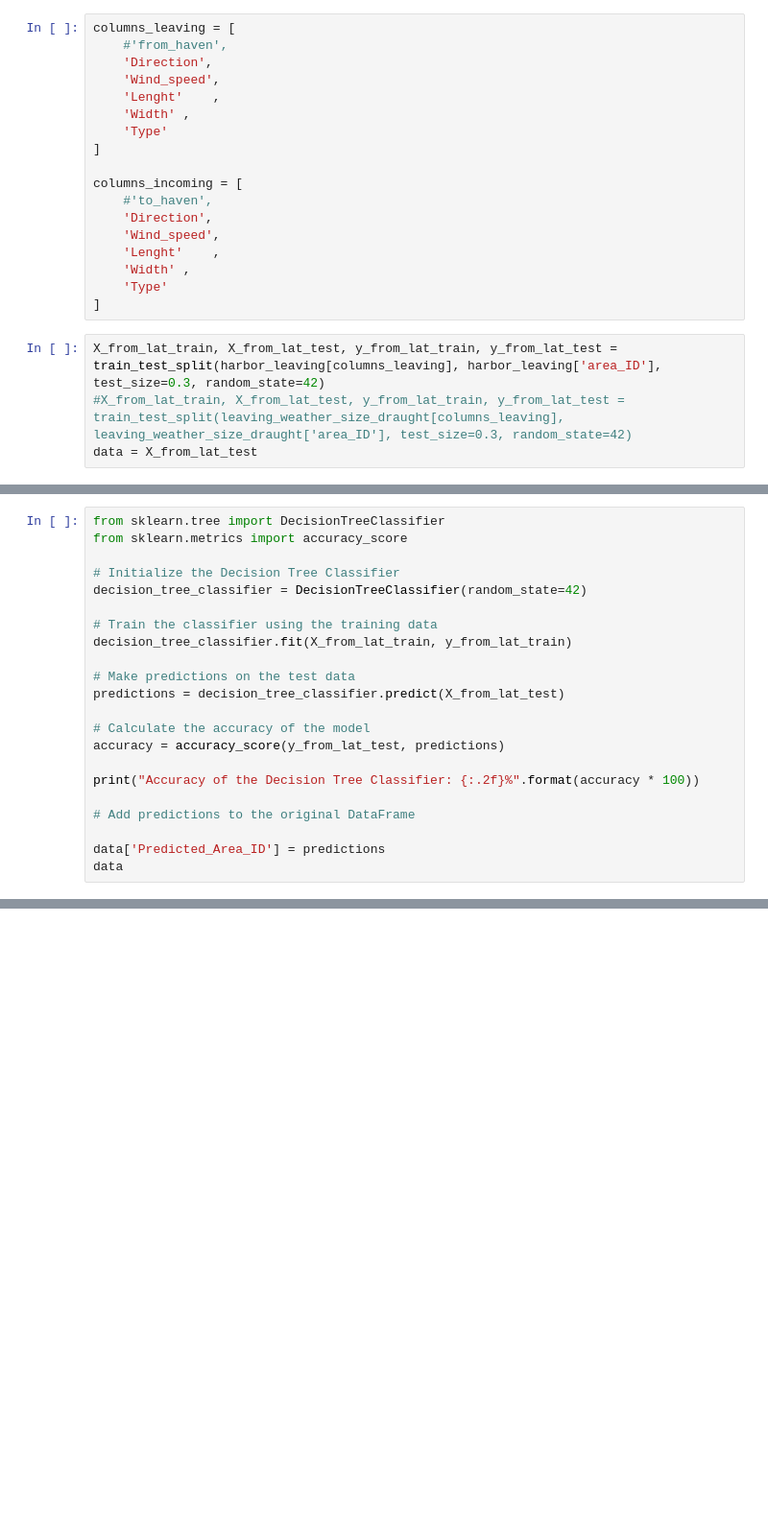
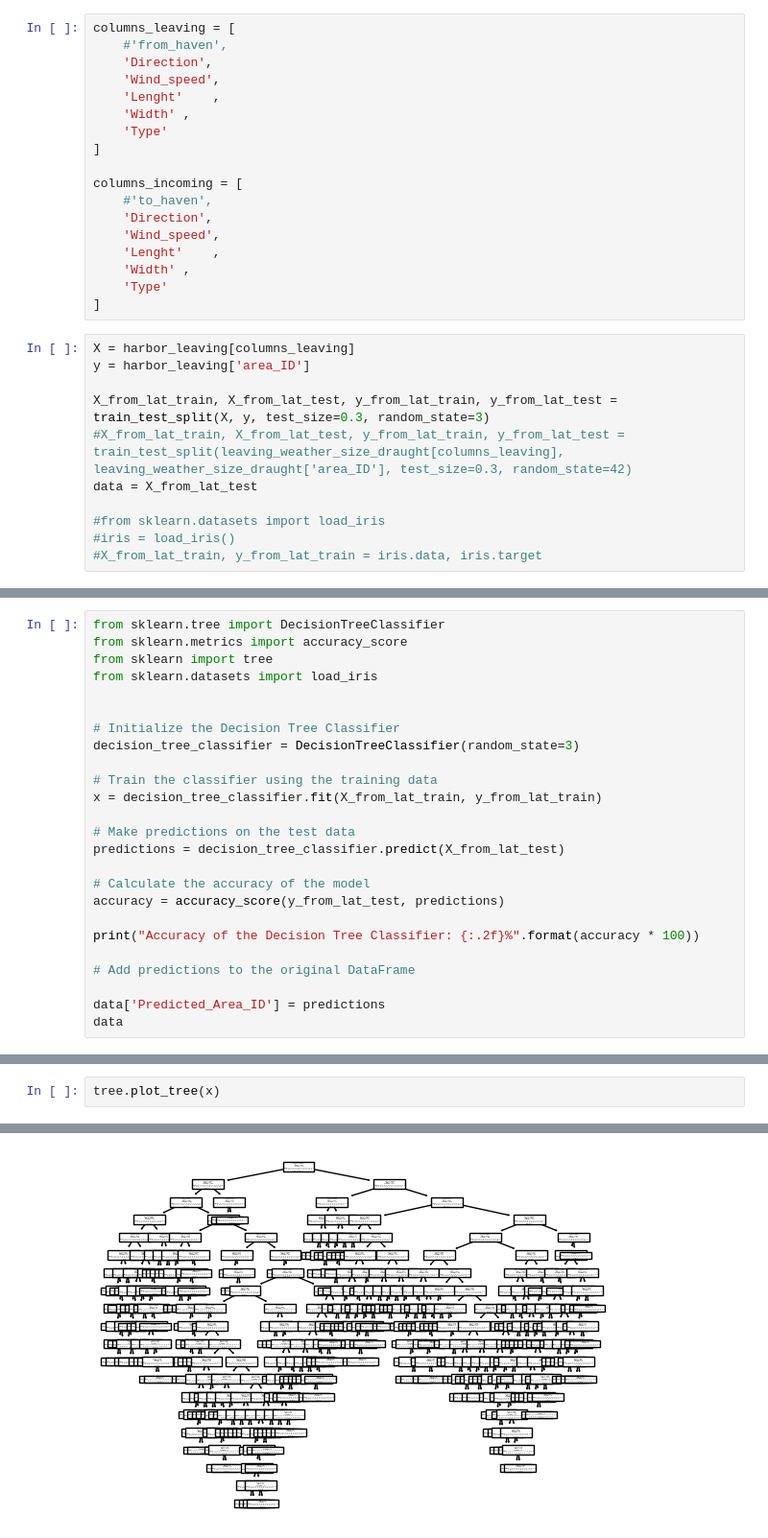
Before and after one commit to allanguzmanf/CIEM6302, a Jupyter notebook: Predictions.ipynb, the cells around one changed output, grey strips where cells are left out. Shown at 96% size. Drawn from its saved outputs; the diff is of its cells as text; blank space fills up the shorter version.

```diff
--- a/Predictions.ipynb
+++ b/Predictions.ipynb
@@ -69,6 +92,13 @@ columns_incoming = [
     'Type'
 ]
 # %%
-X_from_lat_train, X_from_lat_test, y_from_lat_train, y_from_lat_test = train_test_split(harbor_leaving[columns_leaving], harbor_leaving['area_ID'], test_size=0.3, random_state=42)
+X = harbor_leaving[columns_leaving]
+y = harbor_leaving['area_ID']
+
+X_from_lat_train, X_from_lat_test, y_from_lat_train, y_from_lat_test = train_test_split(X, y, test_size=0.3, random_state=3)
 #X_from_lat_train, X_from_lat_test, y_from_lat_train, y_from_lat_test = train_test_split(leaving_weather_size_draught[columns_leaving], leaving_weather_size_draught['area_ID'], test_size=0.3, random_state=42)
 data = X_from_lat_test
+
+#from sklearn.datasets import load_iris
+#iris = load_iris()
+#X_from_lat_train, y_from_lat_train = iris.data, iris.target
@@ -75,12 +143,15 @@ data = X_from_lat_test
 # %%
 from sklearn.tree import DecisionTreeClassifier
 from sklearn.metrics import accuracy_score
+from sklearn import tree
+from sklearn.datasets import load_iris
+
 
 # Initialize the Decision Tree Classifier
-decision_tree_classifier = DecisionTreeClassifier(random_state=42)
+decision_tree_classifier = DecisionTreeClassifier(random_state=3)
 
 # Train the classifier using the training data
-decision_tree_classifier.fit(X_from_lat_train, y_from_lat_train)
+x = decision_tree_classifier.fit(X_from_lat_train, y_from_lat_train)
 
 # Make predictions on the test data
 predictions = decision_tree_classifier.predict(X_from_lat_test)
@@ -96,0 +183,3 @@ data
+# %%
+tree.plot_tree(x)
+# %% [output]
@@ -97,3 +203,4 @@ data
+[figure, added]
 # %%
 merged_df = pd.merge(data, leaving_weather_size_draught, left_index=True, right_index=True, how='left')
 merged_df
```
Also changed, not shown: parts of 14 cells of this notebook, 1 other file.
